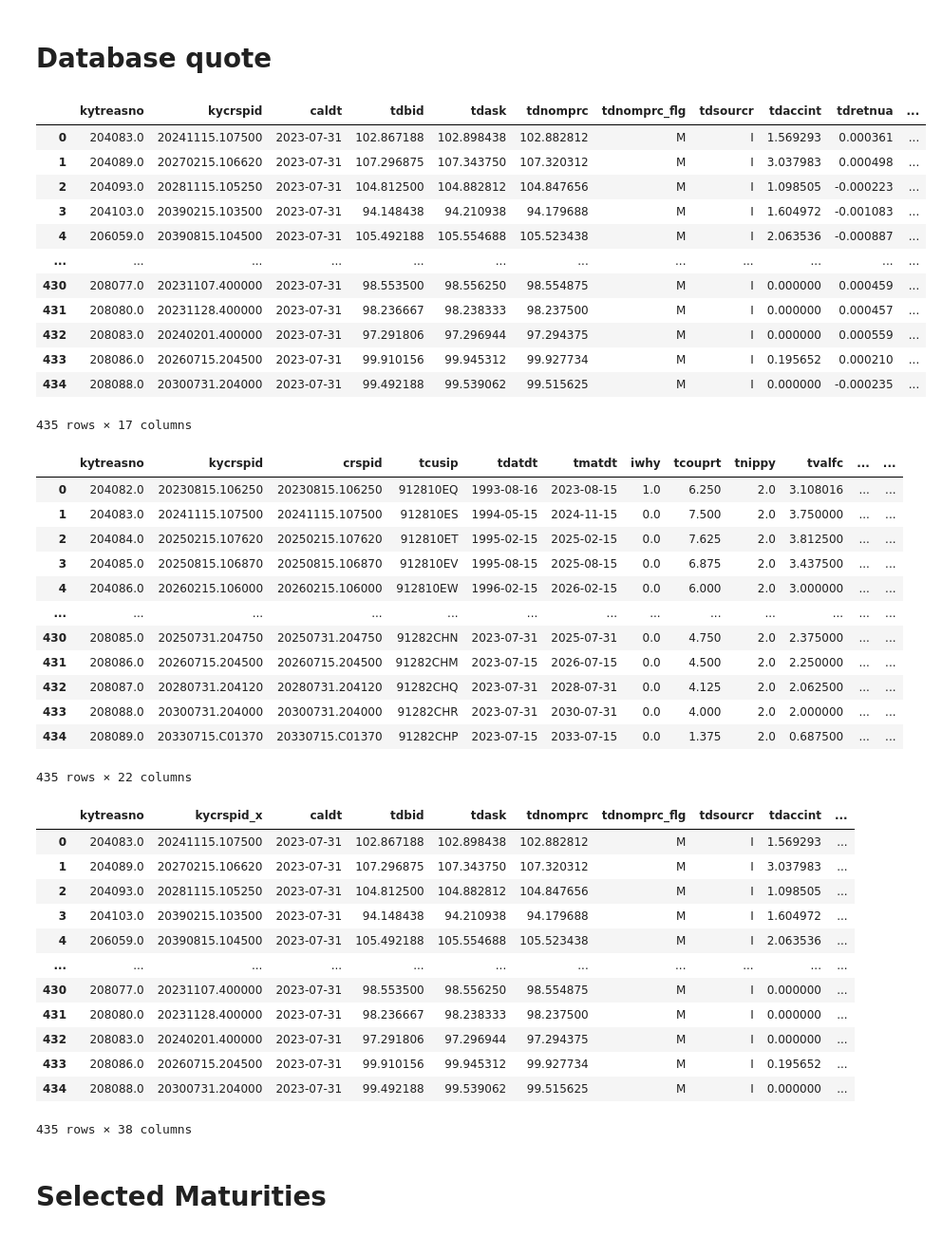
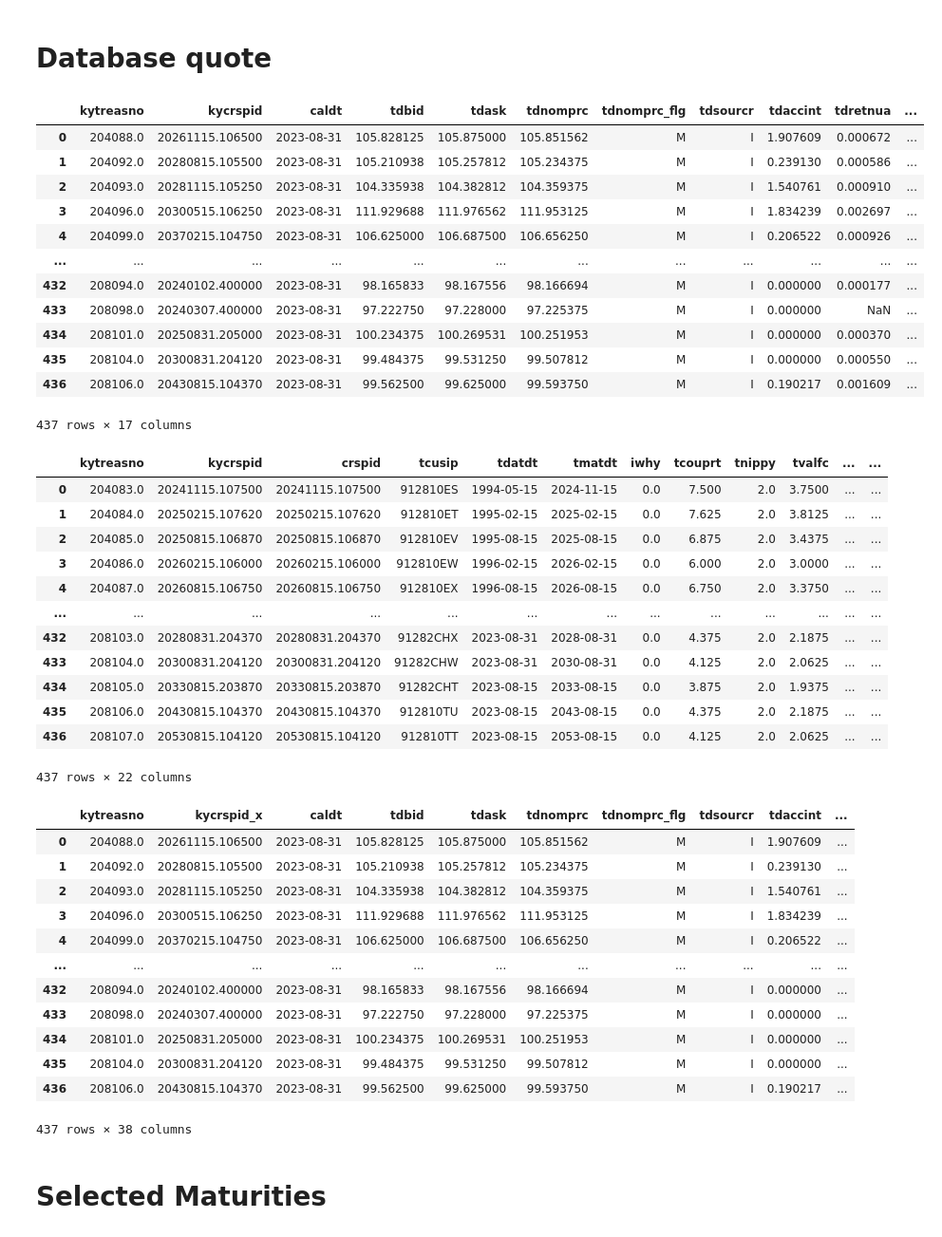
Before and after one commit to MarkHendricks/finm-fixedincome-2024, a Jupyter notebook: build_data/WRDS_Treasuries.ipynb, the cells around one changed output. Shown at 95% size. Saved outputs shown, nothing was run; the diff lists cells and outputs as text; code cells hidden in the pictures.

```diff
--- a/build_data/WRDS_Treasuries.ipynb
+++ b/build_data/WRDS_Treasuries.ipynb
@@ -95,24 +95,24 @@ Approximately 3376081 rows in crsp_m_treasuries.tfz_dly.
 # %% [markdown]
 # Database quote
 # %%
-DATE = '2023-07-31'
+DATE = '2023-08-31'
 SQL_QUERY = f'select * from crsp_m_treasuries.tfz_dly where caldt=\'{DATE}\''
 data_quotes = db.raw_sql(SQL_QUERY)
 data_quotes
 # %% [output]
 |  | kytreasno | kycrspid | caldt | tdbid | tdask | tdnomprc | tdnomprc_flg | tdsourcr | tdaccint | tdretnua | ... |
-| 0 | 204083.0 | 20241115.107500 | 2023-07-31 | 102.867188 | 102.898438 | 102.882812 | M | I | 1.569293 | 0.000361 | ... |
-| 1 | 204089.0 | 20270215.106620 | 2023-07-31 | 107.296875 | 107.343750 | 107.320312 | M | I | 3.037983 | 0.000498 | ... |
-| 2 | 204093.0 | 20281115.105250 | 2023-07-31 | 104.812500 | 104.882812 | 104.847656 | M | I | 1.098505 | -0.000223 | ... |
-| 3 | 204103.0 | 20390215.103500 | 2023-07-31 | 94.148438 | 94.210938 | 94.179688 | M | I | 1.604972 | -0.001083 | ... |
-| 4 | 206059.0 | 20390815.104500 | 2023-07-31 | 105.492188 | 105.554688 | 105.523438 | M | I | 2.063536 | -0.000887 | ... |
+| 0 | 204088.0 | 20261115.106500 | 2023-08-31 | 105.828125 | 105.875000 | 105.851562 | M | I | 1.907609 | 0.000672 | ... |
+| 1 | 204092.0 | 20280815.105500 | 2023-08-31 | 105.210938 | 105.257812 | 105.234375 | M | I | 0.239130 | 0.000586 | ... |
+| 2 | 204093.0 | 20281115.105250 | 2023-08-31 | 104.335938 | 104.382812 | 104.359375 | M | I | 1.540761 | 0.000910 | ... |
+| 3 | 204096.0 | 20300515.106250 | 2023-08-31 | 111.929688 | 111.976562 | 111.953125 | M | I | 1.834239 | 0.002697 | ... |
+| 4 | 204099.0 | 20370215.104750 | 2023-08-31 | 106.625000 | 106.687500 | 106.656250 | M | I | 0.206522 | 0.000926 | ... |
 | ... | ... | ... | ... | ... | ... | ... | ... | ... | ... | ... | ... |
-| 430 | 208077.0 | 20231107.400000 | 2023-07-31 | 98.553500 | 98.556250 | 98.554875 | M | I | 0.000000 | 0.000459 | ... |
-| 431 | 208080.0 | 20231128.400000 | 2023-07-31 | 98.236667 | 98.238333 | 98.237500 | M | I | 0.000000 | 0.000457 | ... |
-| 432 | 208083.0 | 20240201.400000 | 2023-07-31 | 97.291806 | 97.296944 | 97.294375 | M | I | 0.000000 | 0.000559 | ... |
-| 433 | 208086.0 | 20260715.204500 | 2023-07-31 | 99.910156 | 99.945312 | 99.927734 | M | I | 0.195652 | 0.000210 | ... |
-| 434 | 208088.0 | 20300731.204000 | 2023-07-31 | 99.492188 | 99.539062 | 99.515625 | M | I | 0.000000 | -0.000235 | ... |
+| 432 | 208094.0 | 20240102.400000 | 2023-08-31 | 98.165833 | 98.167556 | 98.166694 | M | I | 0.000000 | 0.000177 | ... |
+| 433 | 208098.0 | 20240307.400000 | 2023-08-31 | 97.222750 | 97.228000 | 97.225375 | M | I | 0.000000 | NaN | ... |
+| 434 | 208101.0 | 20250831.205000 | 2023-08-31 | 100.234375 | 100.269531 | 100.251953 | M | I | 0.000000 | 0.000370 | ... |
+| 435 | 208104.0 | 20300831.204120 | 2023-08-31 | 99.484375 | 99.531250 | 99.507812 | M | I | 0.000000 | 0.000550 | ... |
+| 436 | 208106.0 | 20430815.104370 | 2023-08-31 | 99.562500 | 99.625000 | 99.593750 | M | I | 0.190217 | 0.001609 | ... |
-435 rows × 17 columns
+437 rows × 17 columns
 # %%
 KEYS = tuple(data_quotes['kytreasno'])
 SQL_QUERY = f'select * from crsp_m_treasuries.tfz_iss where kytreasno in {KEYS}'
@@ -120,35 +120,35 @@ data_iss = db.raw_sql(SQL_QUERY)
 data_iss
 # %% [output]
 |  | kytreasno | kycrspid | crspid | tcusip | tdatdt | tmatdt | iwhy | tcouprt | tnippy | tvalfc | ... | ... |
-| 0 | 204082.0 | 20230815.106250 | 20230815.106250 | 912810EQ | 1993-08-16 | 2023-08-15 | 1.0 | 6.250 | 2.0 | 3.108016 | ... | ... |
-| 1 | 204083.0 | 20241115.107500 | 20241115.107500 | 912810ES | 1994-05-15 | 2024-11-15 | 0.0 | 7.500 | 2.0 | 3.750000 | ... | ... |
-| 2 | 204084.0 | 20250215.107620 | 20250215.107620 | 912810ET | 1995-02-15 | 2025-02-15 | 0.0 | 7.625 | 2.0 | 3.812500 | ... | ... |
-| 3 | 204085.0 | 20250815.106870 | 20250815.106870 | 912810EV | 1995-08-15 | 2025-08-15 | 0.0 | 6.875 | 2.0 | 3.437500 | ... | ... |
-| 4 | 204086.0 | 20260215.106000 | 20260215.106000 | 912810EW | 1996-02-15 | 2026-02-15 | 0.0 | 6.000 | 2.0 | 3.000000 | ... | ... |
+| 0 | 204083.0 | 20241115.107500 | 20241115.107500 | 912810ES | 1994-05-15 | 2024-11-15 | 0.0 | 7.500 | 2.0 | 3.7500 | ... | ... |
+| 1 | 204084.0 | 20250215.107620 | 20250215.107620 | 912810ET | 1995-02-15 | 2025-02-15 | 0.0 | 7.625 | 2.0 | 3.8125 | ... | ... |
+| 2 | 204085.0 | 20250815.106870 | 20250815.106870 | 912810EV | 1995-08-15 | 2025-08-15 | 0.0 | 6.875 | 2.0 | 3.4375 | ... | ... |
+| 3 | 204086.0 | 20260215.106000 | 20260215.106000 | 912810EW | 1996-02-15 | 2026-02-15 | 0.0 | 6.000 | 2.0 | 3.0000 | ... | ... |
+| 4 | 204087.0 | 20260815.106750 | 20260815.106750 | 912810EX | 1996-08-15 | 2026-08-15 | 0.0 | 6.750 | 2.0 | 3.3750 | ... | ... |
 | ... | ... | ... | ... | ... | ... | ... | ... | ... | ... | ... | ... | ... |
-| 430 | 208085.0 | 20250731.204750 | 20250731.204750 | 91282CHN | 2023-07-31 | 2025-07-31 | 0.0 | 4.750 | 2.0 | 2.375000 | ... | ... |
-| 431 | 208086.0 | 20260715.204500 | 20260715.204500 | 91282CHM | 2023-07-15 | 2026-07-15 | 0.0 | 4.500 | 2.0 | 2.250000 | ... | ... |
-| 432 | 208087.0 | 20280731.204120 | 20280731.204120 | 91282CHQ | 2023-07-31 | 2028-07-31 | 0.0 | 4.125 | 2.0 | 2.062500 | ... | ... |
-| 433 | 208088.0 | 20300731.204000 | 20300731.204000 | 91282CHR | 2023-07-31 | 2030-07-31 | 0.0 | 4.000 | 2.0 | 2.000000 | ... | ... |
-| 434 | 208089.0 | 20330715.C01370 | 20330715.C01370 | 91282CHP | 2023-07-15 | 2033-07-15 | 0.0 | 1.375 | 2.0 | 0.687500 | ... | ... |
+| 432 | 208103.0 | 20280831.204370 | 20280831.204370 | 91282CHX | 2023-08-31 | 2028-08-31 | 0.0 | 4.375 | 2.0 | 2.1875 | ... | ... |
+| 433 | 208104.0 | 20300831.204120 | 20300831.204120 | 91282CHW | 2023-08-31 | 2030-08-31 | 0.0 | 4.125 | 2.0 | 2.0625 | ... | ... |
+| 434 | 208105.0 | 20330815.203870 | 20330815.203870 | 91282CHT | 2023-08-15 | 2033-08-15 | 0.0 | 3.875 | 2.0 | 1.9375 | ... | ... |
+| 435 | 208106.0 | 20430815.104370 | 20430815.104370 | 912810TU | 2023-08-15 | 2043-08-15 | 0.0 | 4.375 | 2.0 | 2.1875 | ... | ... |
+| 436 | 208107.0 | 20530815.104120 | 20530815.104120 | 912810TT | 2023-08-15 | 2053-08-15 | 0.0 | 4.125 | 2.0 | 2.0625 | ... | ... |
-435 rows × 22 columns
+437 rows × 22 columns
 # %%
 data = data_quotes.merge(data_iss, on='kytreasno')
 data
 # %% [output]
 |  | kytreasno | kycrspid_x | caldt | tdbid | tdask | tdnomprc | tdnomprc_flg | tdsourcr | tdaccint | ... |
-| 0 | 204083.0 | 20241115.107500 | 2023-07-31 | 102.867188 | 102.898438 | 102.882812 | M | I | 1.569293 | ... |
-| 1 | 204089.0 | 20270215.106620 | 2023-07-31 | 107.296875 | 107.343750 | 107.320312 | M | I | 3.037983 | ... |
-| 2 | 204093.0 | 20281115.105250 | 2023-07-31 | 104.812500 | 104.882812 | 104.847656 | M | I | 1.098505 | ... |
-| 3 | 204103.0 | 20390215.103500 | 2023-07-31 | 94.148438 | 94.210938 | 94.179688 | M | I | 1.604972 | ... |
-| 4 | 206059.0 | 20390815.104500 | 2023-07-31 | 105.492188 | 105.554688 | 105.523438 | M | I | 2.063536 | ... |
+| 0 | 204088.0 | 20261115.106500 | 2023-08-31 | 105.828125 | 105.875000 | 105.851562 | M | I | 1.907609 | ... |
+| 1 | 204092.0 | 20280815.105500 | 2023-08-31 | 105.210938 | 105.257812 | 105.234375 | M | I | 0.239130 | ... |
+| 2 | 204093.0 | 20281115.105250 | 2023-08-31 | 104.335938 | 104.382812 | 104.359375 | M | I | 1.540761 | ... |
+| 3 | 204096.0 | 20300515.106250 | 2023-08-31 | 111.929688 | 111.976562 | 111.953125 | M | I | 1.834239 | ... |
+| 4 | 204099.0 | 20370215.104750 | 2023-08-31 | 106.625000 | 106.687500 | 106.656250 | M | I | 0.206522 | ... |
 | ... | ... | ... | ... | ... | ... | ... | ... | ... | ... | ... |
-| 430 | 208077.0 | 20231107.400000 | 2023-07-31 | 98.553500 | 98.556250 | 98.554875 | M | I | 0.000000 | ... |
-| 431 | 208080.0 | 20231128.400000 | 2023-07-31 | 98.236667 | 98.238333 | 98.237500 | M | I | 0.000000 | ... |
-| 432 | 208083.0 | 20240201.400000 | 2023-07-31 | 97.291806 | 97.296944 | 97.294375 | M | I | 0.000000 | ... |
-| 433 | 208086.0 | 20260715.204500 | 2023-07-31 | 99.910156 | 99.945312 | 99.927734 | M | I | 0.195652 | ... |
-| 434 | 208088.0 | 20300731.204000 | 2023-07-31 | 99.492188 | 99.539062 | 99.515625 | M | I | 0.000000 | ... |
+| 432 | 208094.0 | 20240102.400000 | 2023-08-31 | 98.165833 | 98.167556 | 98.166694 | M | I | 0.000000 | ... |
+| 433 | 208098.0 | 20240307.400000 | 2023-08-31 | 97.222750 | 97.228000 | 97.225375 | M | I | 0.000000 | ... |
+| 434 | 208101.0 | 20250831.205000 | 2023-08-31 | 100.234375 | 100.269531 | 100.251953 | M | I | 0.000000 | ... |
+| 435 | 208104.0 | 20300831.204120 | 2023-08-31 | 99.484375 | 99.531250 | 99.507812 | M | I | 0.000000 | ... |
+| 436 | 208106.0 | 20430815.104370 | 2023-08-31 | 99.562500 | 99.625000 | 99.593750 | M | I | 0.190217 | ... |
-435 rows × 38 columns
+437 rows × 38 columns
 # %% [markdown]
 # Selected Maturities
 # %%
```
Also changed, not shown: parts of 5 cells of this notebook, 3 other files.
